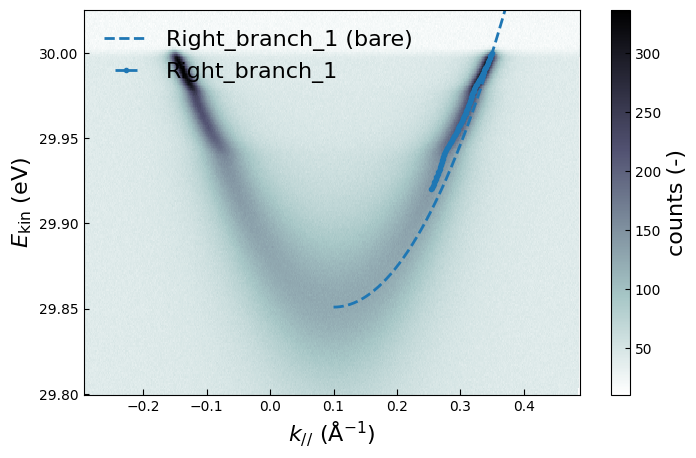
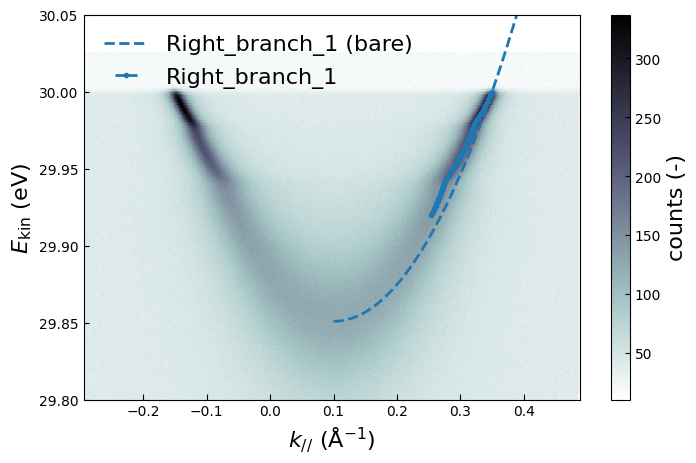
Code edit (unified diff) that turned the first committed figure into the second:
--- before
+++ after
@@ -5,5 +5,6 @@
 fig = plt.figure(figsize=(8, 5)); ax = fig.gca()
 
+ax.set_ylim(29.8, 30.05)
+
 fig = bmap.plot(abscissa='momentum', ordinate='kinetic_energy', 
-                plot_dispersions='domain', 
-                self_energies=self_energies, ax=ax)
+                plot_dispersions='domain', self_energies=self_energies, ax=ax)

Commit: Bump version to X.Y.Z